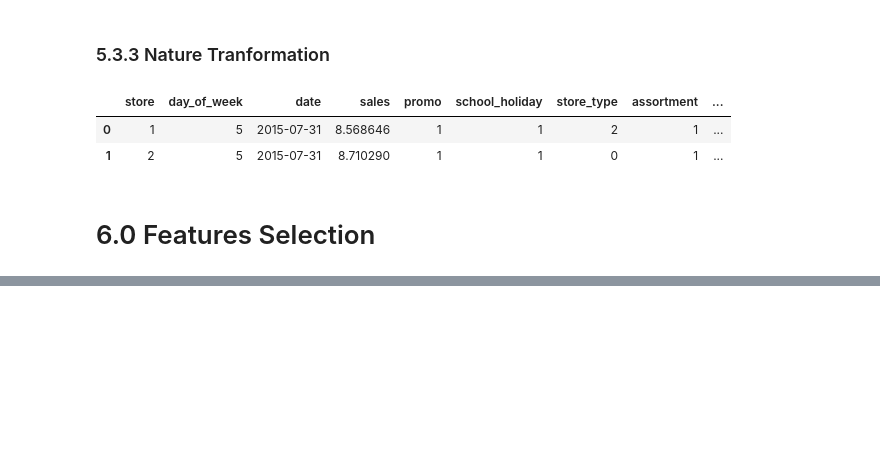
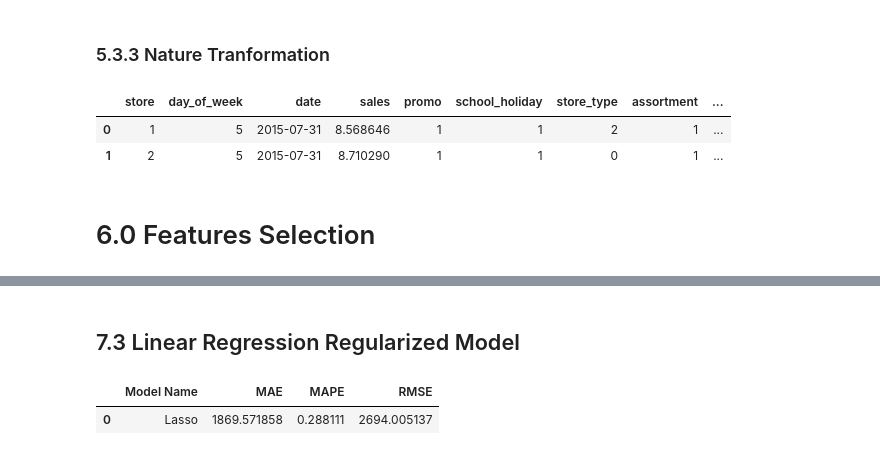
Before and after one commit to franciscofijamo/rossman_predict, a Jupyter notebook: Copy_of_v01_store_sales_prediction.ipynb, the cells around one changed output, grey strips where cells are left out. Saved outputs shown, nothing was run; the diff lists cells and outputs as text; code cells hidden in the pictures; blank space fills up the shorter version.

```diff
--- a/Copy_of_v01_store_sales_prediction.ipynb
+++ b/Copy_of_v01_store_sales_prediction.ipynb
@@ -1023,0 +1259,19 @@ df6 = df5.copy()
+# %% [markdown]
+## 7.3 Linear Regression Regularized Model
+# %%
+# model
+# alpha factor que multiplica os pesos para nao terem valores que sao escessivos
+# ajustar o alpha pra menor e.g 0.00001 pode melhorar o modelo, porem leva mais tempo treinando
+lrr = Lasso( alpha = 0.001).fit(x_train,y_train)
+
+# prediction
+yhat_lrr = lrr.predict( x_test )
+
+# performace
+lrr_result = ml_error( 'Lasso', np.expm1( y_test ),np.expm1( yhat_lrr ) )
+
+# print
+lrr_result
+# %% [output]
+|  | Model Name | MAE | MAPE | RMSE |
+| 0 | Lasso | 1869.571858 | 0.288111 | 2694.005137 |
```
Also changed, not shown: parts of 26 cells of this notebook.
